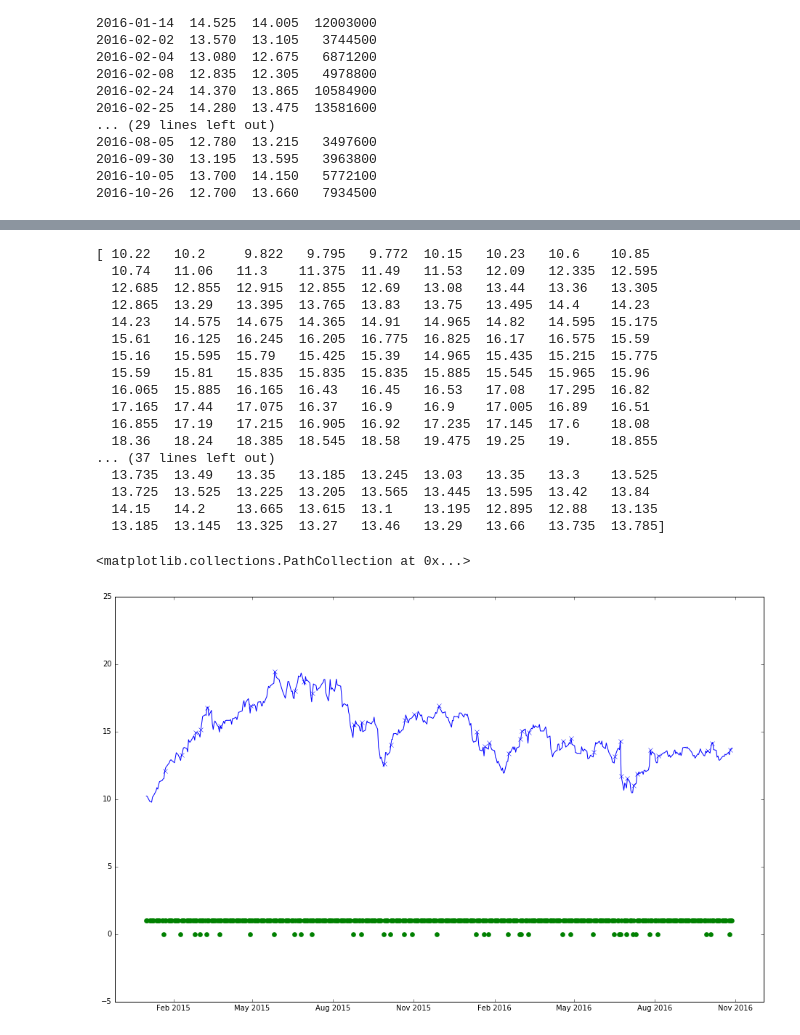
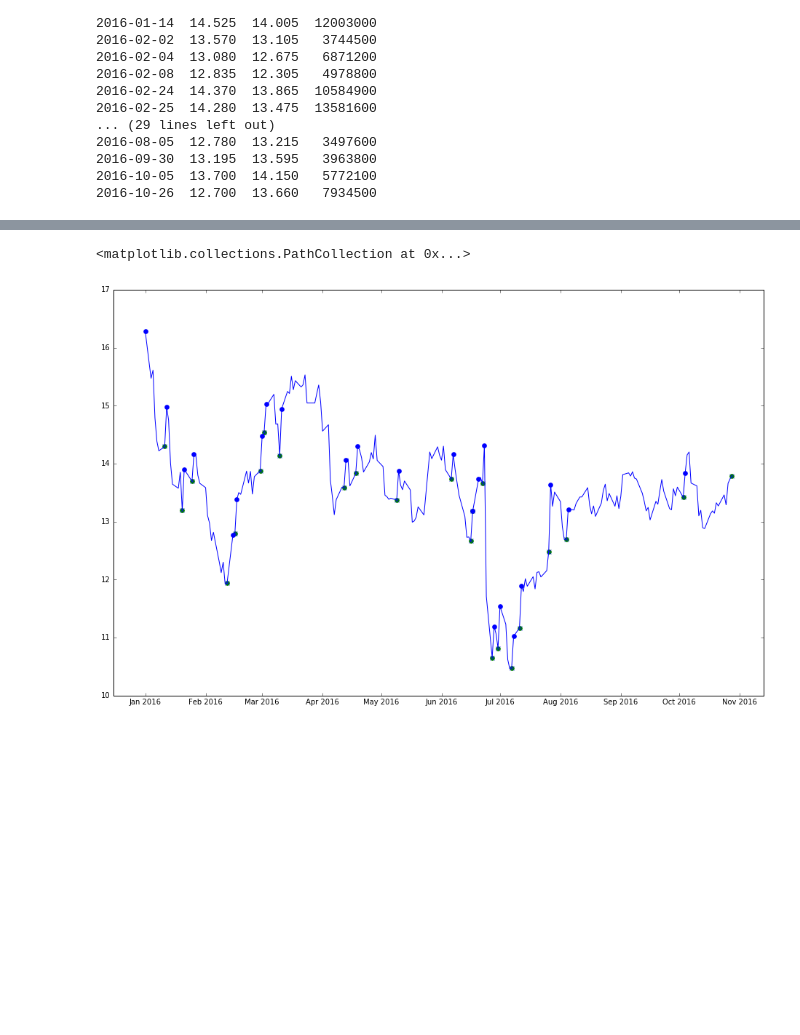
Before and after one commit to MrGreenRubato/notebooks, a Jupyter notebook: stocks/Stocks reader.ipynb, the cells around one changed output, grey strips where cells are left out. Drawn from its saved outputs; the diff is of its cells as text; code cells hidden in the pictures; blank space fills up the shorter version.

Commit message:
display variations and days before raise

```diff
--- a/stocks/Stocks reader.ipynb
+++ b/stocks/Stocks reader.ipynb
@@ -213,13 +236,21 @@ print('#days where Close is x% higher than Open: ', df[df.Close>df.Open*(1+thres
 import numpy as np
 import numpy.ma as ma
 
-df = UG_2015_16
-df['up'] = np.where(df.Close>df.Open*(1+threshold), 1, 0)
+UG_2016 = UG.loc['2016-01-01':, ['Open', 'Close', 'Volume']]
+df = UG_2016
+df['variation'] = df.Close.diff()
 
-df_mark = df[df.Close>df.Open*(1+threshold)]
+threshold = 0.03
+df['up'] = np.where(df.variation>df.Close*threshold, 1, 0)
 
-mask_up = ma.masked_where(df.Close<df.Open*(1+threshold), df.Close)
-mask = mask_up.mask
-print(mask)
+mask_up_end = ma.masked_where(df.variation<df.Close*threshold, df.Close)
+mask_up_start = ma.masked_where(df.variation<df.Close*threshold, df.Close)
+# Mask the previous day
+mask = mask_up_end.mask
 mask = np.roll(mask, -1)
+mask_up_start.mask = mask
+#print('mask:', mask)
+#print('mask_up.data:', mask_up.data)
+#print('mask_up:', mask_up)
+df.tail(20)
 # %% [output]
@@ -243,35 +275,13 @@ mask = np.roll(mask, -1)
 # %%
 import matplotlib.pyplot as plt
 %matplotlib inline
 
 plt.figure(figsize=(16,10))
+
 plt.plot(df.index, df['Close'], 'b', df.index, mask_up, 'x')
-#plt.plot(df.index, mask_up, 'x')
 
-# Shift mask one day before (we are interested in the raise before the raise...)
-#mask_up = np.roll(mask_up, -1)
-#mask_up.data = np.roll(mask_up.data, -1)
-print(mask_up.data)
-#mask_up.mask = mask
-plt.scatter(df.index, mask, c='green', linewidths=0, s=45)
-#plt.scatter(df_mark.index, df_mark['Close'], c='green', linewidths=0, s=45)
+plt.scatter(df.index, mask_up_start, c='green', linewidths=0, s=45)
+plt.scatter(df.index, mask_up_end, c='blue', linewidths=0, s=45)
 # %% [output]
-[ 10.22   10.2     9.822   9.795   9.772  10.15   10.23   10.6    10.85
-  10.74   11.06   11.3    11.375  11.49   11.53   12.09   12.335  12.595
-  12.685  12.855  12.915  12.855  12.69   13.08   13.44   13.36   13.305
-  12.865  13.29   13.395  13.765  13.83   13.75   13.495  14.4    14.23
-  14.23   14.575  14.675  14.365  14.91   14.965  14.82   14.595  15.175
-  15.61   16.125  16.245  16.205  16.775  16.825  16.17   16.575  15.59
-  15.16   15.595  15.79   15.425  15.39   14.965  15.435  15.215  15.775
-  15.59   15.81   15.835  15.835  15.835  15.885  15.545  15.965  15.96
-  16.065  15.885  16.165  16.43   16.45   16.53   17.08   17.295  16.82
-  17.165  17.44   17.075  16.37   16.9    16.9    17.005  16.89   16.51
-  16.855  17.19   17.215  16.905  16.92   17.235  17.145  17.6    18.08
-  18.36   18.24   18.385  18.545  18.58   19.475  19.25   19.     18.855
-... (37 lines left out)
-  13.735  13.49   13.35   13.185  13.245  13.03   13.35   13.3    13.525
-  13.725  13.525  13.225  13.205  13.565  13.445  13.595  13.42   13.84
-  14.15   14.2    13.665  13.615  13.1    13.195  12.895  12.88   13.135
-  13.185  13.145  13.325  13.27   13.46   13.29   13.66   13.735  13.785]
+<matplotlib.collections.PathCollection at 0x...>
-<matplotlib.collections.PathCollection at 0x...>
-[figure, old version]
+[figure, new version]
```
Also changed, not shown: parts of 5 cells of this notebook.
